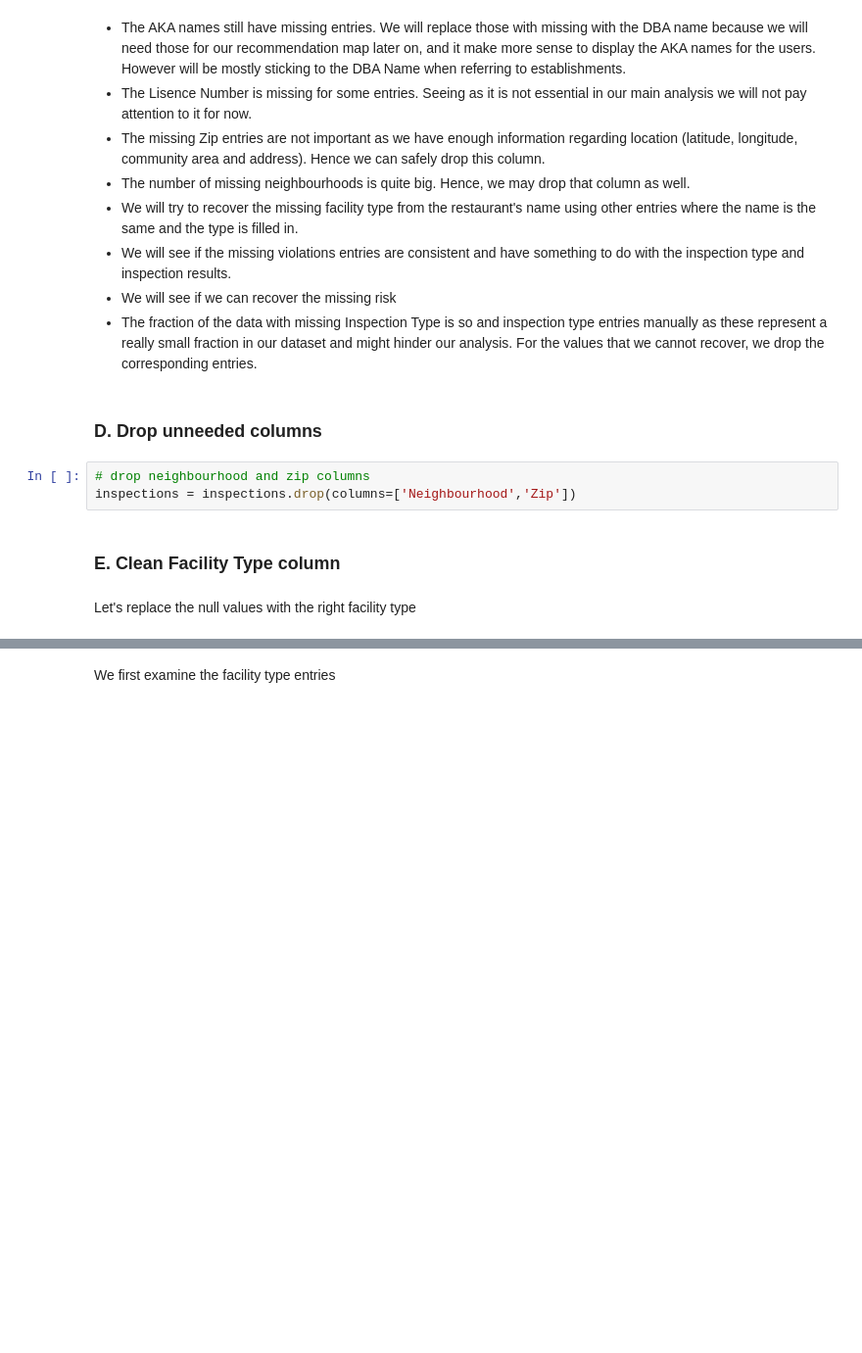
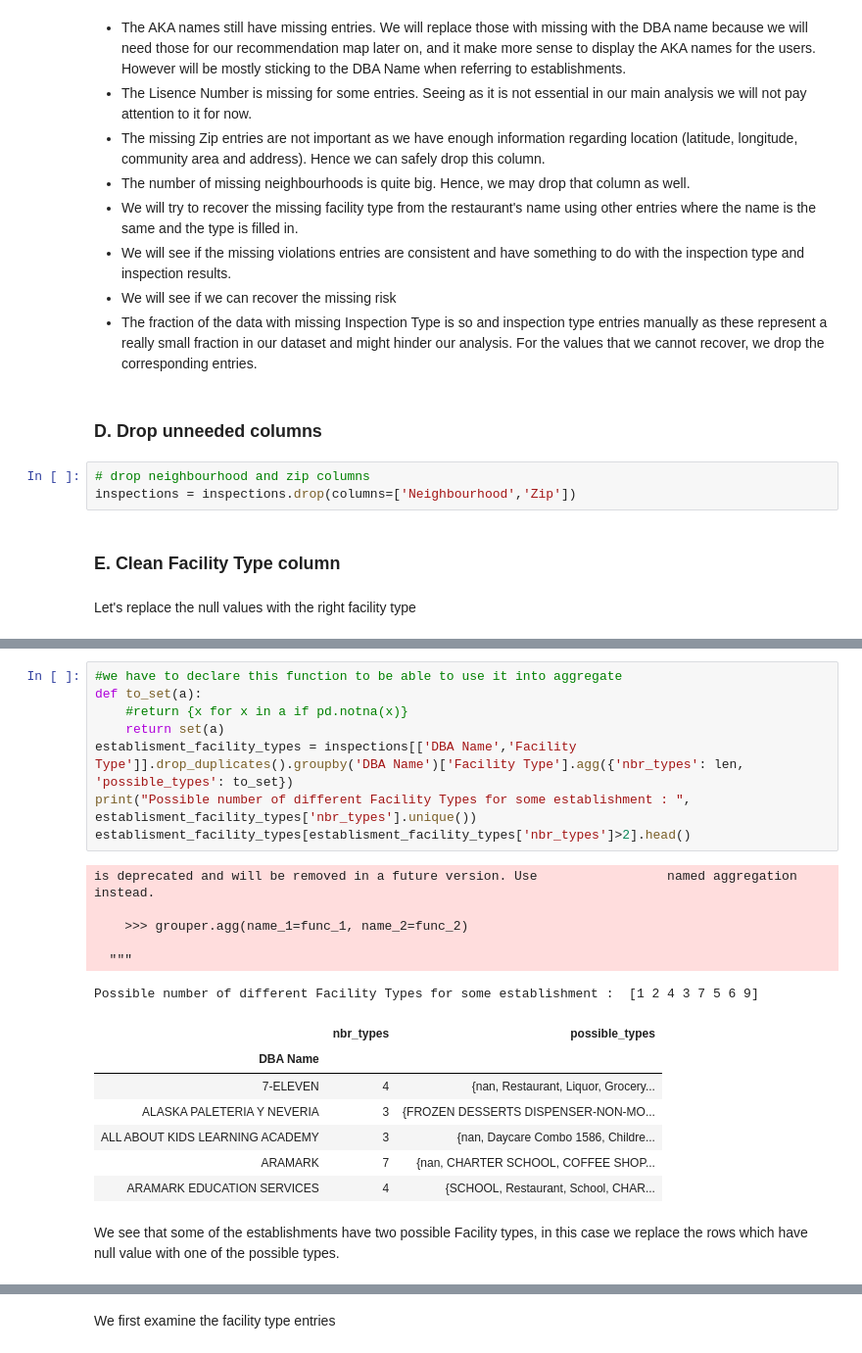
Before and after one commit to aaag97/ada-2019-project-databusters, a Jupyter notebook: Data exploration.ipynb, the cells around one changed output, grey strips where cells are left out. Shown at 98% size. Cells and saved outputs as stored; diff of their text form; blank space fills up the shorter version.

```diff
--- a/Data exploration.ipynb
+++ b/Data exploration.ipynb
@@ -352,0 +370,24 @@ Let's replace the null values with the right facility type
+# %%
+#we have to declare this function to be able to use it into aggregate
+def to_set(a):
+    #return {x for x in a if pd.notna(x)}
+    return set(a)
+establisment_facility_types = inspections[['DBA Name','Facility Type']].drop_duplicates().groupby('DBA Name')['Facility Type'].agg({'nbr_types': len, 'possible_types': to_set})
+print("Possible number of different Facility Types for some establishment : ", establisment_facility_types['nbr_types'].unique())
+establisment_facility_types[establisment_facility_types['nbr_types']>2].head()
+# %% [output]
+is deprecated and will be removed in a future version. Use                 named aggregation instead.
+
+    >>> grouper.agg(name_1=func_1, name_2=func_2)
+
+  """
+Possible number of different Facility Types for some establishment :  [1 2 4 3 7 5 6 9]
+|  | nbr_types | possible_types |
+| DBA Name |  |  |
+| 7-ELEVEN | 4 | {nan, Restaurant, Liquor, Grocery... |
+| ALASKA PALETERIA Y NEVERIA | 3 | {FROZEN DESSERTS DISPENSER-NON-MO... |
+| ALL ABOUT KIDS LEARNING ACADEMY | 3 | {nan, Daycare Combo 1586, Childre... |
+| ARAMARK | 7 | {nan, CHARTER SCHOOL, COFFEE SHOP... |
+| ARAMARK EDUCATION SERVICES | 4 | {SCHOOL, Restaurant, School, CHAR... |
+# %% [markdown]
+We see that some of the establishments have two possible Facility types, in this case we replace the rows which have null value with one of the possible types.
```
Also changed, not shown: parts of 25 cells of this notebook.
